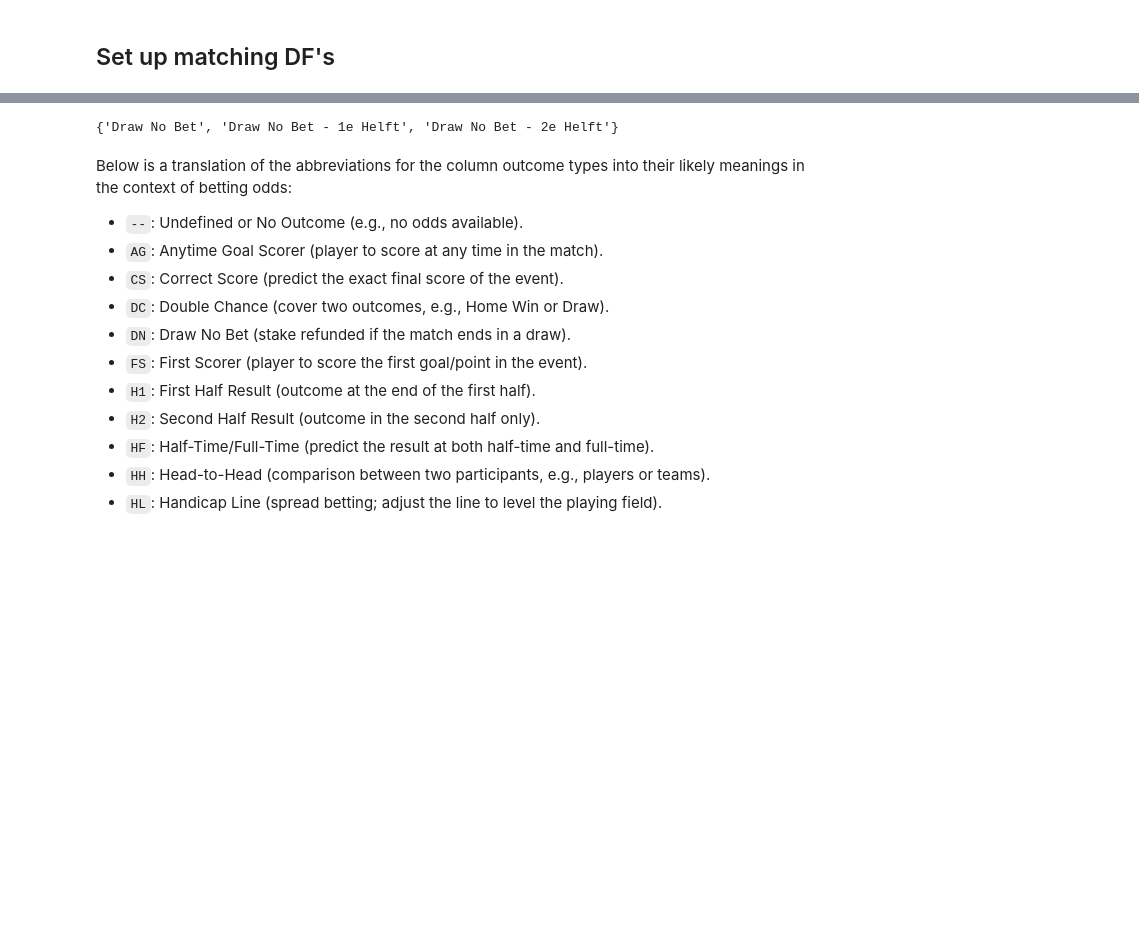
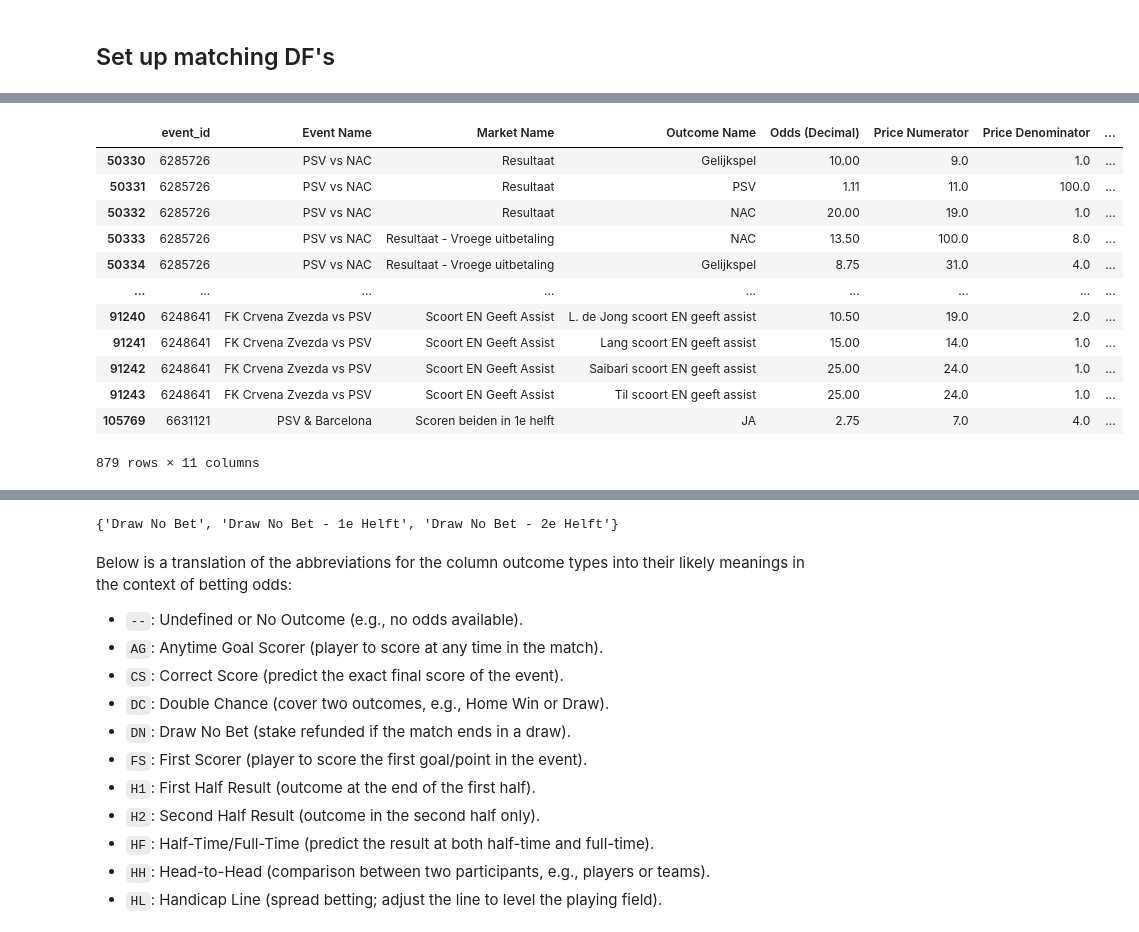
Before and after one commit to carpedimi/ArbitrageBets_sms, a Jupyter notebook: ArbSignal_Football_dev.ipynb, the cells around one changed output, grey strips where cells are left out. Saved outputs shown, nothing was run; the diff lists cells and outputs as text; code cells hidden in the pictures; blank space fills up the shorter version.

```diff
--- a/ArbSignal_Football_dev.ipynb
+++ b/ArbSignal_Football_dev.ipynb
@@ -33,0 +27,16 @@ kambi_raw_football = kambi_raw[kambi_raw['sport'] == 'FOOTBALL']
+# %%
+toto_raw[toto_raw['Event Name'].str.contains('PSV')]
+# %% [output]
+|  | event_id | Event Name | Market Name | Outcome Name | Odds (Decimal) | Price Numerator | Price Denominator | ... |
+| 50330 | 6285726 | PSV vs NAC | Resultaat | Gelijkspel | 10.00 | 9.0 | 1.0 | ... |
+| 50331 | 6285726 | PSV vs NAC | Resultaat | PSV | 1.11 | 11.0 | 100.0 | ... |
+| 50332 | 6285726 | PSV vs NAC | Resultaat | NAC | 20.00 | 19.0 | 1.0 | ... |
+| 50333 | 6285726 | PSV vs NAC | Resultaat - Vroege uitbetaling | NAC | 13.50 | 100.0 | 8.0 | ... |
+| 50334 | 6285726 | PSV vs NAC | Resultaat - Vroege uitbetaling | Gelijkspel | 8.75 | 31.0 | 4.0 | ... |
+| ... | ... | ... | ... | ... | ... | ... | ... | ... |
+| 91240 | 6248641 | FK Crvena Zvezda vs PSV | Scoort EN Geeft Assist | L. de Jong scoort EN geeft assist | 10.50 | 19.0 | 2.0 | ... |
+| 91241 | 6248641 | FK Crvena Zvezda vs PSV | Scoort EN Geeft Assist | Lang scoort EN geeft assist | 15.00 | 14.0 | 1.0 | ... |
+| 91242 | 6248641 | FK Crvena Zvezda vs PSV | Scoort EN Geeft Assist | Saibari scoort EN geeft assist | 25.00 | 24.0 | 1.0 | ... |
+| 91243 | 6248641 | FK Crvena Zvezda vs PSV | Scoort EN Geeft Assist | Til scoort EN geeft assist | 25.00 | 24.0 | 1.0 | ... |
+| 105769 | 6631121 | PSV & Barcelona | Scoren beiden in 1e helft | JA | 2.75 | 7.0 | 4.0 | ... |
+879 rows × 11 columns
```
Also changed, not shown: parts of 50 cells of this notebook, 44 other files.
